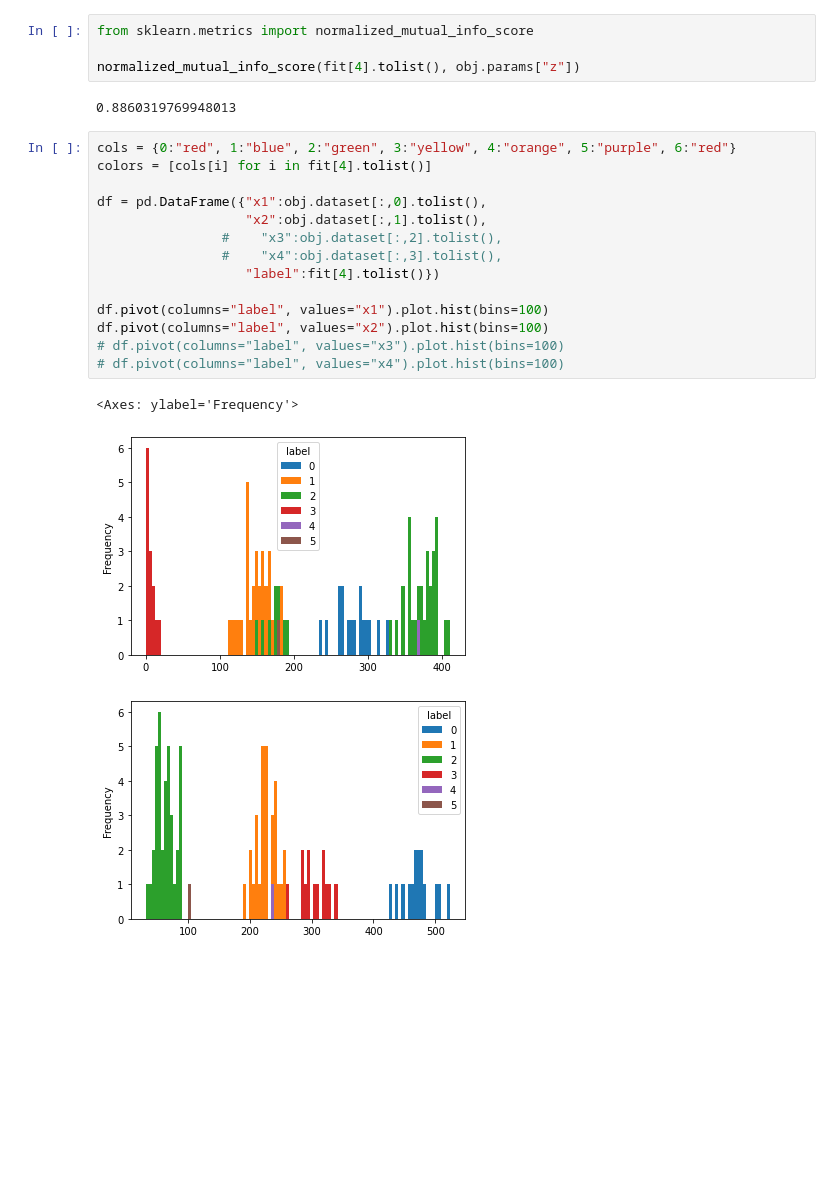
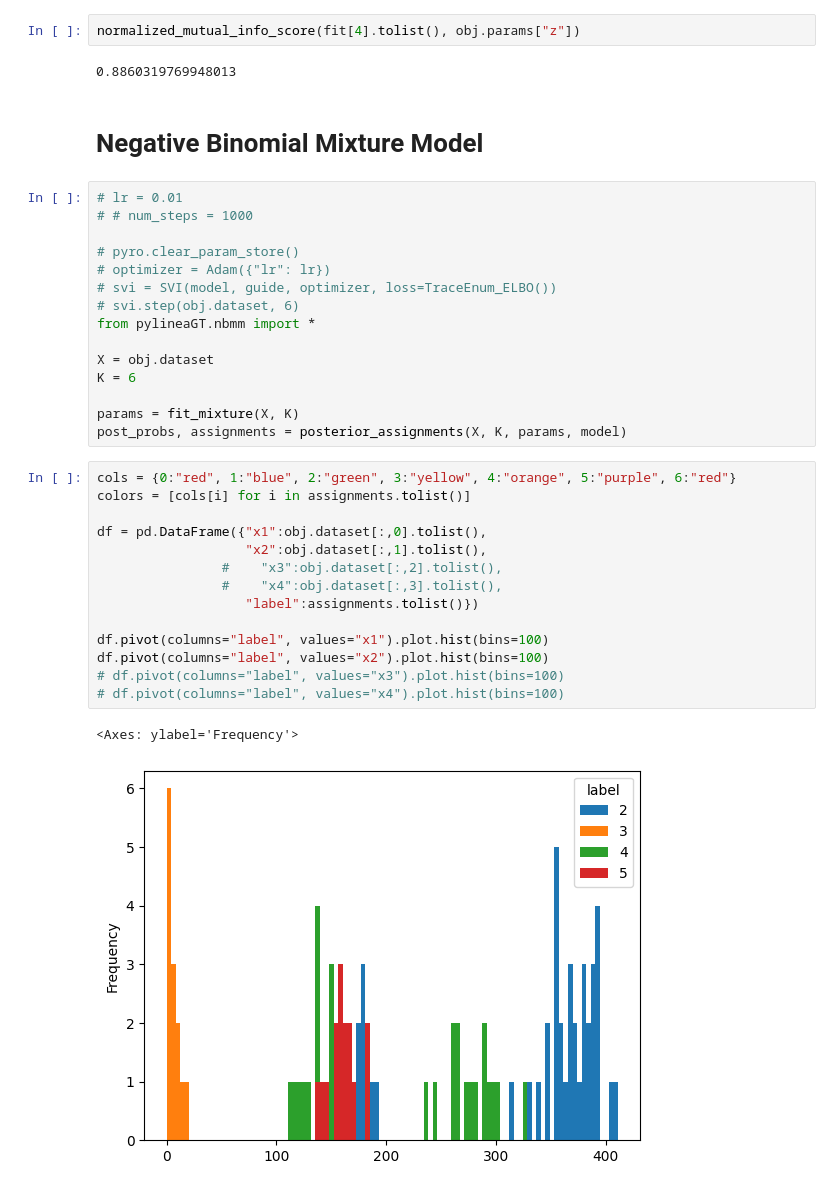
Before and after one commit to caravagnalab/pylineaGT, a Jupyter notebook: test_simuls.ipynb, the cells around one changed output. Cells and saved outputs as stored; diff of their text form; blank space fills up the shorter version.

Commit message:
adding NB mixture

```diff
--- a/test_simuls.ipynb
+++ b/test_simuls.ipynb
@@ -34,24 +57,38 @@ fit = run_inference(cov_df=obj.dataset, k_interval=[3,9], return_object=True)
 # %%
-from sklearn.metrics import normalized_mutual_info_score
-
 normalized_mutual_info_score(fit[4].tolist(), obj.params["z"])
 # %% [output]
 0.8860319769948013
-# %%
-cols = {0:"red", 1:"blue", 2:"green", 3:"yellow", 4:"orange", 5:"purple", 6:"red"}
-colors = [cols[i] for i in fit[4].tolist()]
-
-df = pd.DataFrame({"x1":obj.dataset[:,0].tolist(),
-                   "x2":obj.dataset[:,1].tolist(),
-                #    "x3":obj.dataset[:,2].tolist(),
-                #    "x4":obj.dataset[:,3].tolist(),
-                   "label":fit[4].tolist()})
-
-df.pivot(columns="label", values="x1").plot.hist(bins=100)
-df.pivot(columns="label", values="x2").plot.hist(bins=100)
-# df.pivot(columns="label", values="x3").plot.hist(bins=100)
-# df.pivot(columns="label", values="x4").plot.hist(bins=100)
-# %% [output]
-<Axes: ylabel='Frequency'>
-[figure, removed]
-[figure, removed]
+# %% [markdown]
+# Negative Binomial Mixture Model
+# %%
+# lr = 0.01
+# # num_steps = 1000
+
+# pyro.clear_param_store()
+# optimizer = Adam({"lr": lr})
+# svi = SVI(model, guide, optimizer, loss=TraceEnum_ELBO())
+# svi.step(obj.dataset, 6)
+from pylineaGT.nbmm import *
+
+X = obj.dataset
+K = 6
+
+params = fit_mixture(X, K)
+post_probs, assignments = posterior_assignments(X, K, params, model)
+# %%
+cols = {0:"red", 1:"blue", 2:"green", 3:"yellow", 4:"orange", 5:"purple", 6:"red"}
+colors = [cols[i] for i in assignments.tolist()]
+
+df = pd.DataFrame({"x1":obj.dataset[:,0].tolist(),
+                   "x2":obj.dataset[:,1].tolist(),
+                #    "x3":obj.dataset[:,2].tolist(),
+                #    "x4":obj.dataset[:,3].tolist(),
+                   "label":assignments.tolist()})
+
+df.pivot(columns="label", values="x1").plot.hist(bins=100)
+df.pivot(columns="label", values="x2").plot.hist(bins=100)
+# df.pivot(columns="label", values="x3").plot.hist(bins=100)
+# df.pivot(columns="label", values="x4").plot.hist(bins=100)
+# %% [output]
+<Axes: ylabel='Frequency'>
+[figure, added]
```
Also changed, not shown: parts of 4 cells of this notebook, 1 other file.
